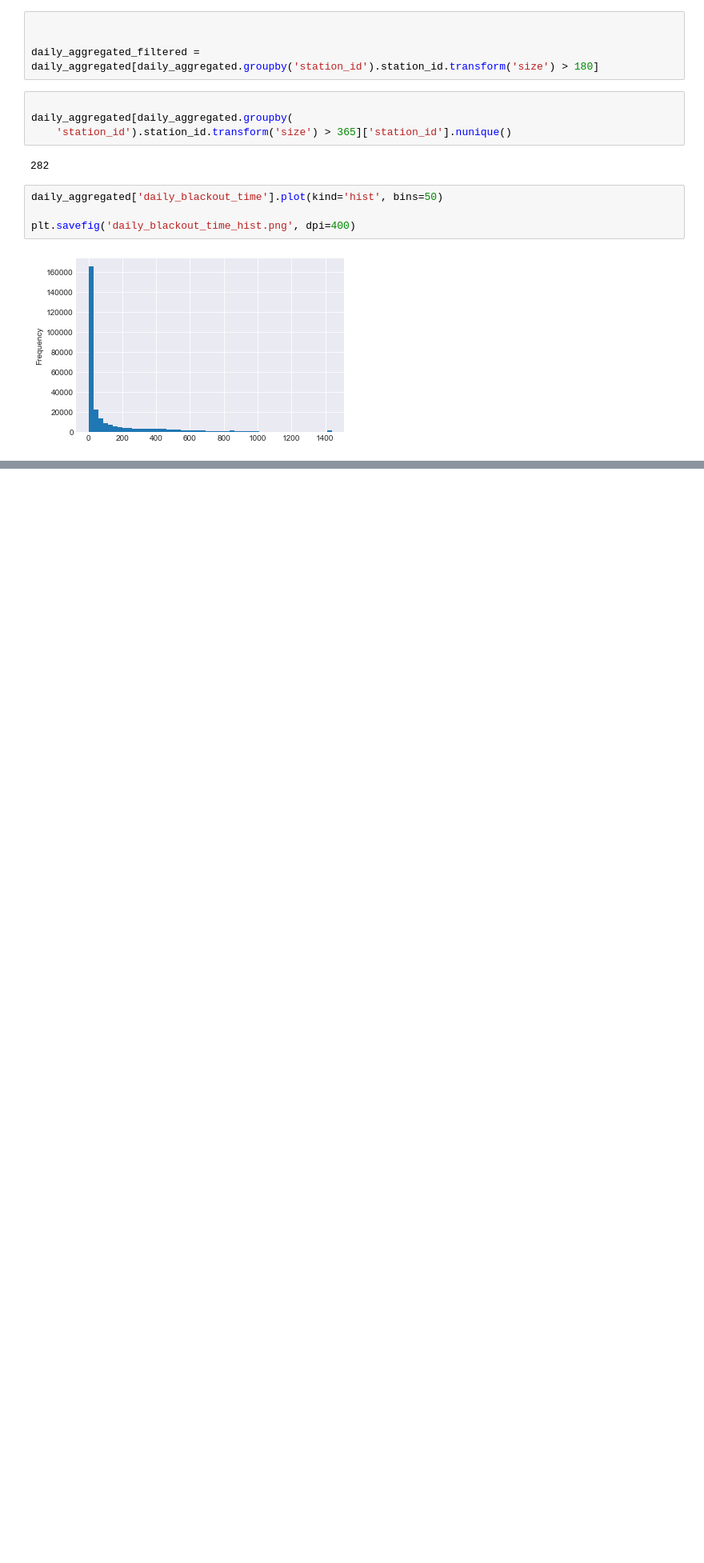
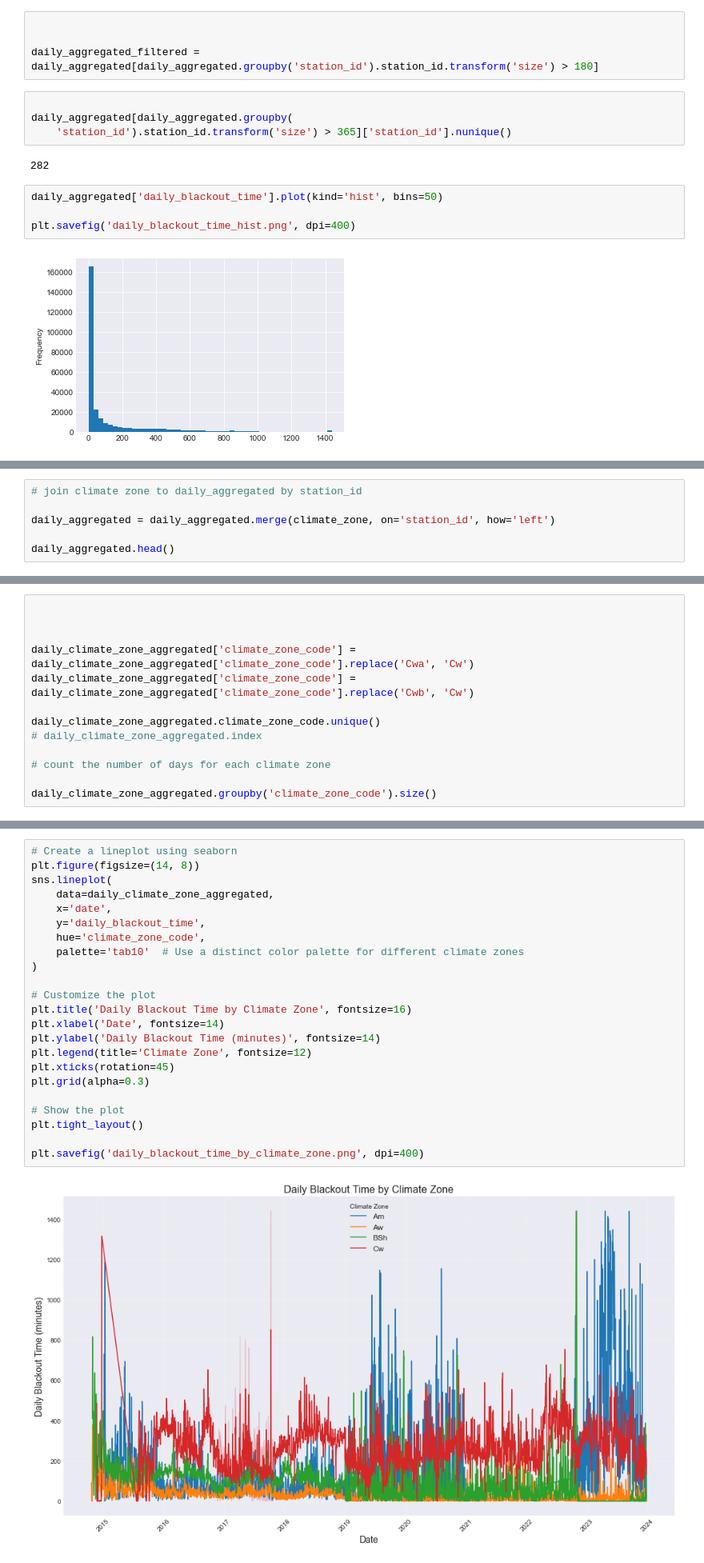
Before and after one commit to jesuslovesyiyi/Resilient_energy_network, a Jupyter notebook: data_preparation/current/12_Aggregate_Daily.ipynb, the cells around one changed output, grey strips where cells are left out. Shown: that part at 80% size. Cells and saved outputs as stored; diff of their text form; blank space fills up the shorter version.

Commit message:
fix: daily

```diff
--- a/data_preparation/current/12_Aggregate_Daily.ipynb
+++ b/data_preparation/current/12_Aggregate_Daily.ipynb
@@ -178,0 +262,6 @@ plt.savefig('daily_blackout_time_hist.png', dpi=400)
+# %%
+# join climate zone to daily_aggregated by station_id
+
+daily_aggregated = daily_aggregated.merge(climate_zone, on='station_id', how='left')
+
+daily_aggregated.head()
@@ -178,0 +313,13 @@ plt.savefig('daily_blackout_time_hist.png', dpi=400)
+# %%
+
+
+
+daily_climate_zone_aggregated['climate_zone_code'] = daily_climate_zone_aggregated['climate_zone_code'].replace('Cwa', 'Cw')
+daily_climate_zone_aggregated['climate_zone_code'] = daily_climate_zone_aggregated['climate_zone_code'].replace('Cwb', 'Cw')
+
+daily_climate_zone_aggregated.climate_zone_code.unique()
+# daily_climate_zone_aggregated.index
+
+# count the number of days for each climate zone
+
+daily_climate_zone_aggregated.groupby('climate_zone_code').size()
@@ -178,0 +353,25 @@ plt.savefig('daily_blackout_time_hist.png', dpi=400)
+# %%
+# Create a lineplot using seaborn
+plt.figure(figsize=(14, 8))
+sns.lineplot(
+    data=daily_climate_zone_aggregated,
+    x='date',
+    y='daily_blackout_time',
+    hue='climate_zone_code',
+    palette='tab10'  # Use a distinct color palette for different climate zones
+)
+
+# Customize the plot
+plt.title('Daily Blackout Time by Climate Zone', fontsize=16)
+plt.xlabel('Date', fontsize=14)
+plt.ylabel('Daily Blackout Time (minutes)', fontsize=14)
+plt.legend(title='Climate Zone', fontsize=12)
+plt.xticks(rotation=45)
+plt.grid(alpha=0.3)
+
+# Show the plot
+plt.tight_layout()
+
+plt.savefig('daily_blackout_time_by_climate_zone.png', dpi=400)
+# %% [output]
+[figure, added]
```
Also changed, not shown: parts of 15 cells of this notebook, 1 other file.
